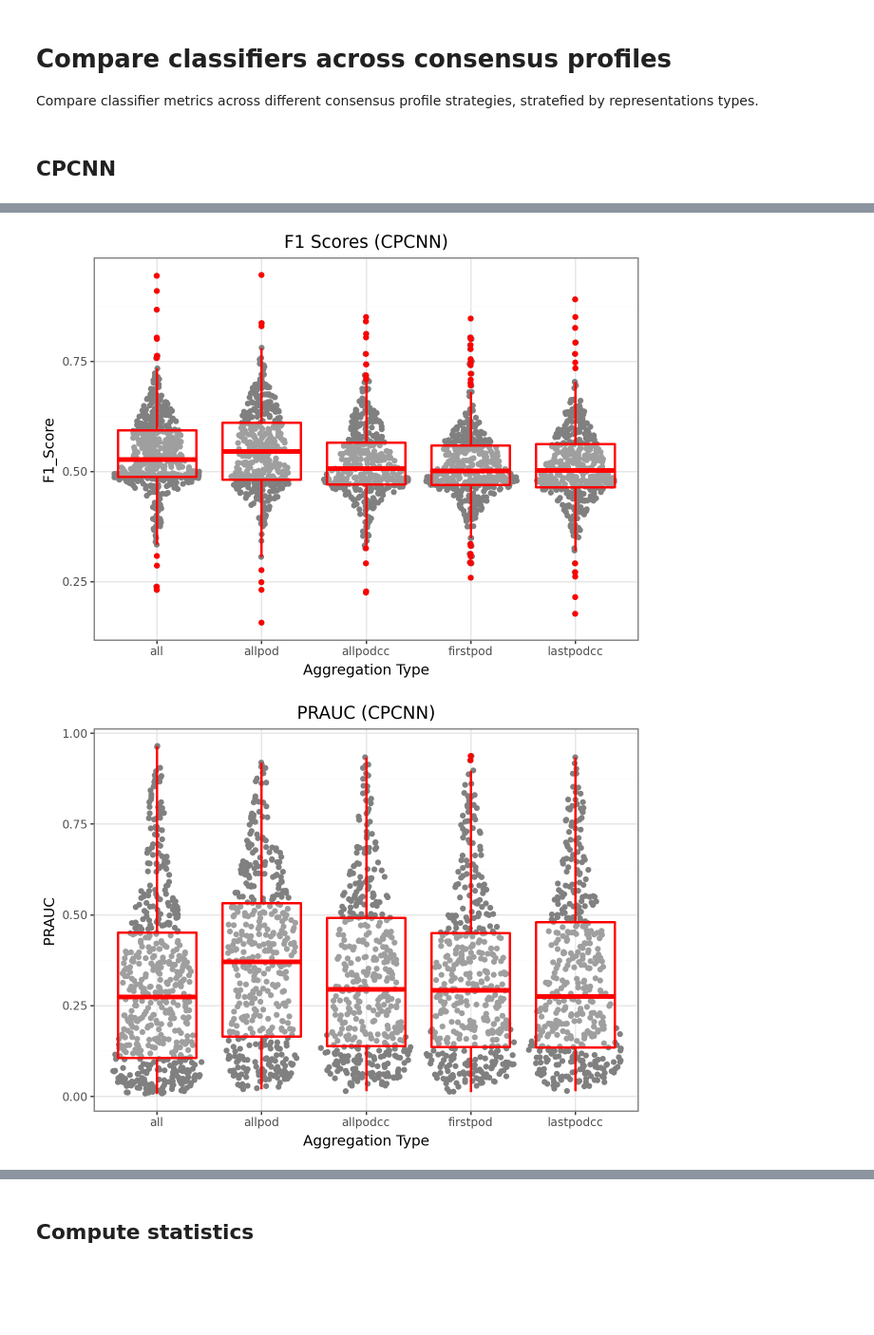
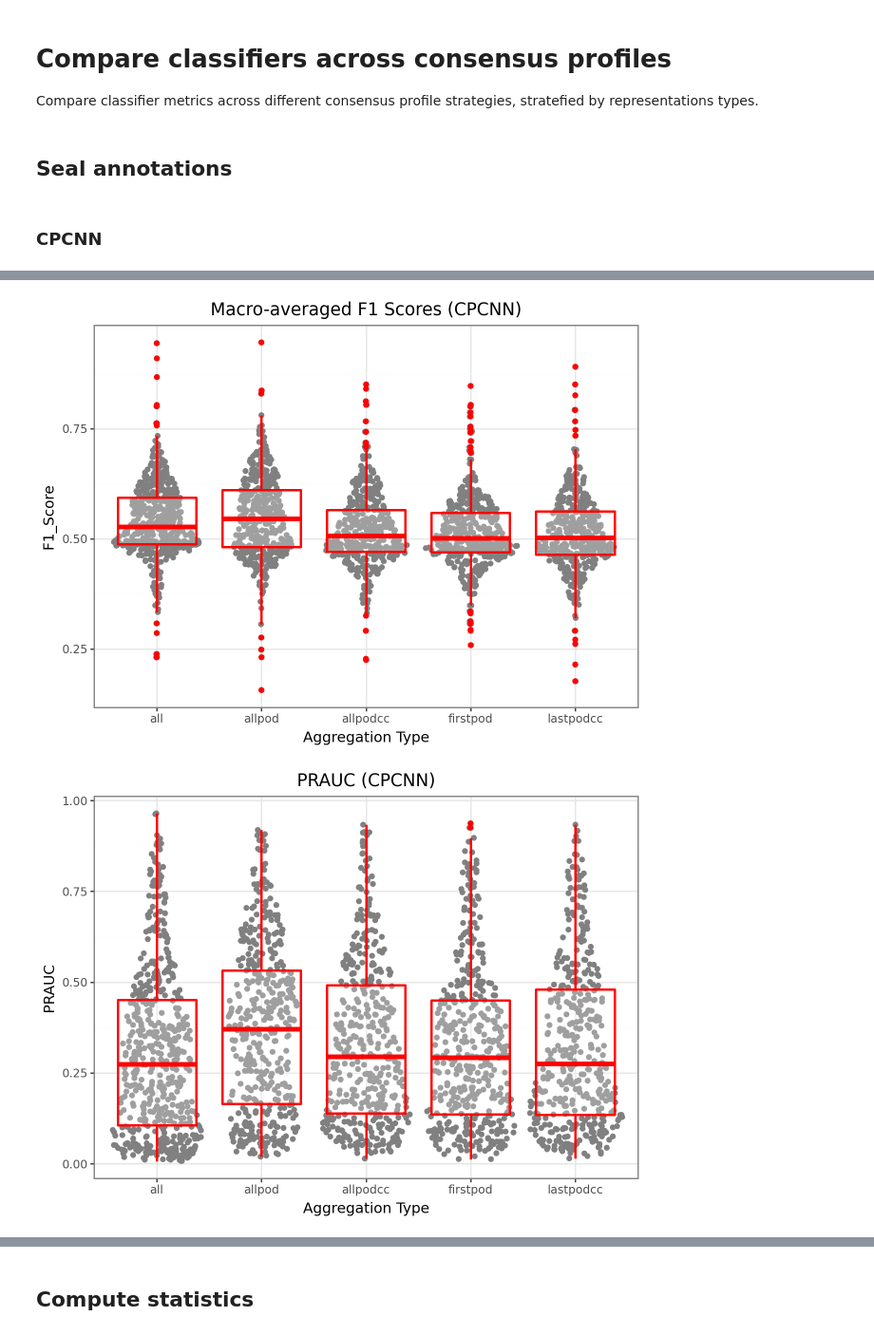
Before and after one commit to jessica-ewald/2024_09_09_Axiom_OASIS, a Jupyter notebook: 2_downstream_analysis/4B_compare_classifier_concs.ipynb, the cells around one changed output, grey strips where cells are left out. Shown at 95% size. Saved outputs shown, nothing was run; the diff lists cells and outputs as text; code cells hidden in the pictures; blank space fills up the shorter version.

```diff
--- a/2_downstream_analysis/4B_compare_classifier_concs.ipynb
+++ b/2_downstream_analysis/4B_compare_classifier_concs.ipynb
@@ -15,10 +9,19 @@ cellprofiler = preds.filter(pl.col("Feat_type") == "cpcnn")
+# %% [markdown]
+## Seal annotations
+# %%
+seal_preds = pl.read_parquet("./compiled_results/compiled_seal_metrics.parquet")
+seal_pandas = seal_preds.to_pandas()
+
+seal_cpcnn = seal_preds.filter(pl.col("Feat_type") == "cpcnn")
+seal_dino = seal_preds.filter(pl.col("Feat_type") == "dino")
+seal_cellprofiler = seal_preds.filter(pl.col("Feat_type") == "cellprofiler")
 # %% [markdown]
-## CPCNN
+### CPCNN
 # %%
 from plotnine import ggplot, aes, geom_sina, geom_boxplot, labs, theme_bw
 
 plot = (
-    ggplot(cpcnn, aes(x='Metadata_AggType', y='AUROC'))
+    ggplot(seal_cpcnn, aes(x='Metadata_AggType', y='AUROC'))
     + geom_sina(color="grey")
     + geom_boxplot(color="red", alpha=0.25, size=1)
     + labs(title='AUROC Scores (CPCNN)', x='Aggregation Type', y='AUROC')
@@ -28,17 +31,17 @@ plot = (
 plot.show()
 
 plot = (
-    ggplot(cpcnn, aes(x='Metadata_AggType', y='F1_Score'))
+    ggplot(seal_cpcnn, aes(x='Metadata_AggType', y='F1_Score'))
     + geom_sina(color="grey")
     + geom_boxplot(color="red", alpha=0.25, size=1)
-    + labs(title='F1 Scores (CPCNN)', x='Aggregation Type', y='F1_Score')
+    + labs(title='Macro-averaged F1 Scores (CPCNN)', x='Aggregation Type', y='F1_Score')
     + theme_bw()
 )
 
 plot.show()
 
 plot = (
-    ggplot(cpcnn, aes(x='Metadata_AggType', y='PRAUC'))
+    ggplot(seal_cpcnn, aes(x='Metadata_AggType', y='PRAUC'))
     + geom_sina(color="grey")
     + geom_boxplot(color="red", alpha=0.25, size=1)
     + labs(title='PRAUC (CPCNN)', x='Aggregation Type', y='PRAUC')
@@ -51,3 +54,3 @@ plot.show()
-[figure, old version]
+[figure, new version]
-[figure, old version]
+[figure, new version]
 # %% [markdown]
```
Also changed, not shown: parts of 21 cells of this notebook, 6 other files.
